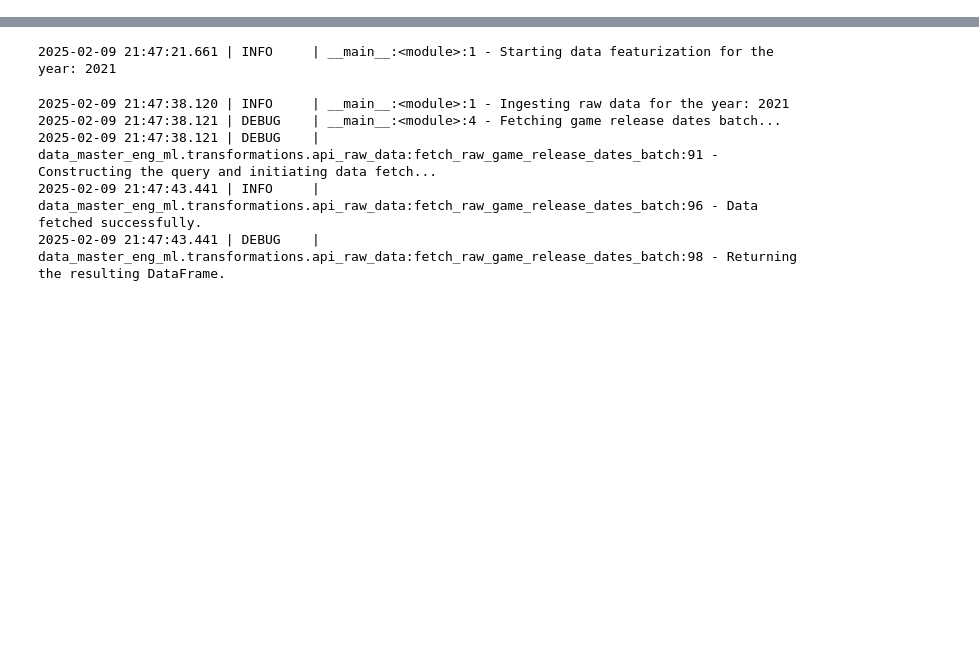
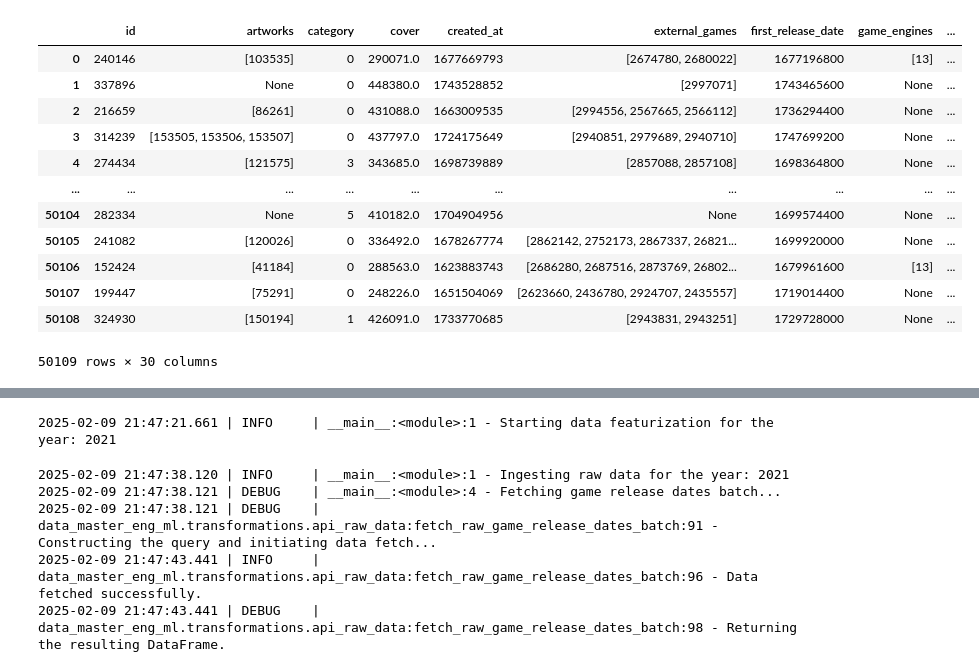
Before and after one commit to sjose03/data_master_eng_ml, a Jupyter notebook: notebooks/data_aquisition.ipynb, the cells around one changed output, grey strips where cells are left out. Drawn from its saved outputs; the diff is of its cells as text; code cells hidden in the pictures; blank space fills up the shorter version.

```diff
--- a/notebooks/data_aquisition.ipynb
+++ b/notebooks/data_aquisition.ipynb
@@ -0,0 +51,13 @@
+# %%
+url = f"{URL_TWITCH_BASE}/games"
+fields = [
+    "*",
+]
+filters: Dict[str, str] = {
+    "first_release_date": f">= {year_time}",
+}
+
+logger.debug("Constructing the query and initiating data fetch...")
+dataframe_games = fetch_data_with_pagination(
+    url, build_query, fields, filters, schema=GamesSchema
+)
@@ -0,0 +69,16 @@
+# %%
+dataframe_games
+# %% [output]
+|  | id | artworks | category | cover | created_at | external_games | first_release_date | game_engines | ... |
+| 0 | 240146 | [103535] | 0 | 290071.0 | 1677669793 | [2674780, 2680022] | 1677196800 | [13] | ... |
+| 1 | 337896 | None | 0 | 448380.0 | 1743528852 | [2997071] | 1743465600 | None | ... |
+| 2 | 216659 | [86261] | 0 | 431088.0 | 1663009535 | [2994556, 2567665, 2566112] | 1736294400 | None | ... |
+| 3 | 314239 | [153505, 153506, 153507] | 0 | 437797.0 | 1724175649 | [2940851, 2979689, 2940710] | 1747699200 | None | ... |
+| 4 | 274434 | [121575] | 3 | 343685.0 | 1698739889 | [2857088, 2857108] | 1698364800 | None | ... |
+| ... | ... | ... | ... | ... | ... | ... | ... | ... | ... |
+| 50104 | 282334 | None | 5 | 410182.0 | 1704904956 | None | 1699574400 | None | ... |
+| 50105 | 241082 | [120026] | 0 | 336492.0 | 1678267774 | [2862142, 2752173, 2867337, 26821... | 1699920000 | None | ... |
+| 50106 | 152424 | [41184] | 0 | 288563.0 | 1623883743 | [2686280, 2687516, 2873769, 26802... | 1679961600 | [13] | ... |
+| 50107 | 199447 | [75291] | 0 | 248226.0 | 1651504069 | [2623660, 2436780, 2924707, 2435557] | 1719014400 | None | ... |
+| 50108 | 324930 | [150194] | 1 | 426091.0 | 1733770685 | [2943831, 2943251] | 1729728000 | None | ... |
+50109 rows × 30 columns
```
Also changed, not shown: parts of 37 cells of this notebook, 44 other files.
